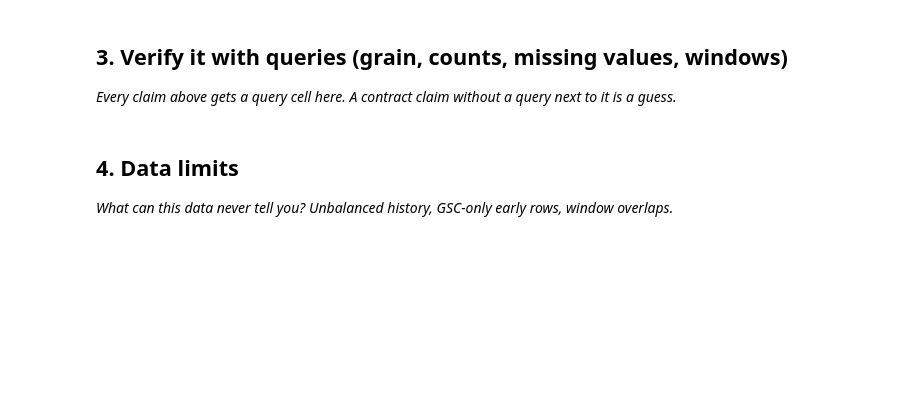
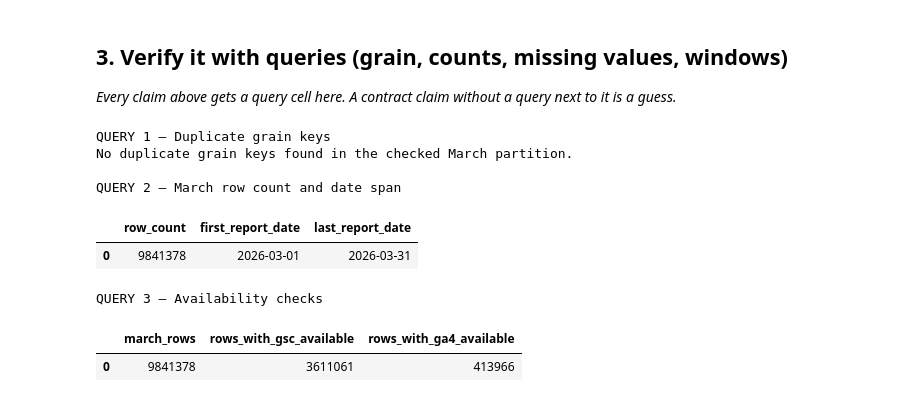
Before and after one commit to Microblast56/Flyrank_ml_Internship, a Jupyter notebook: work/notebooks/w03_data_contract.ipynb, the cells around one changed output. Cells and saved outputs as stored; diff of their text form; code cells hidden in the pictures; blank space fills up the shorter version.

```diff
--- a/work/notebooks/w03_data_contract.ipynb
+++ b/work/notebooks/w03_data_contract.ipynb
@@ -30,4 +155,0 @@ This skeleton is yours to fill. Work the sections **in order** — each one has
-# %% [markdown]
-## 4. Data limits
-
-*What can this data never tell you? Unbalanced history, GSC-only early rows, window overlaps.*
@@ -36,0 +156,68 @@ This skeleton is yours to fill. Work the sections **in order** — each one has
+# %%
+# Verification query 1: check the declared grain.
+# One row should represent client + content item + reporting date.
+
+grain_check = con.sql(f"""
+    SELECT
+        report_date,
+        client_hash_id,
+        content_hash_id,
+        COUNT(*) AS rows_at_same_grain
+    FROM {FACT_MARCH}
+    WHERE report_date >= DATE '2026-03-01'
+      AND report_date <  DATE '2026-04-01'
+    GROUP BY 1, 2, 3
+    HAVING COUNT(*) > 1
+    LIMIT 5
+""").df()
+
+print("QUERY 1 — Duplicate grain keys")
+if grain_check.empty:
+    print("No duplicate grain keys found in the checked March partition.")
+else:
+    display(grain_check)
+
+
+# Verification query 2: count rows and verify the date span.
+
+count_span = con.sql(f"""
+    SELECT
+        COUNT(*) AS row_count,
+        MIN(report_date) AS first_report_date,
+        MAX(report_date) AS last_report_date
+    FROM {FACT_MARCH}
+    WHERE report_date >= DATE '2026-03-01'
+      AND report_date <  DATE '2026-04-01'
+""").df()
+
+print("\nQUERY 2 — March row count and date span")
+display(count_span)
+
+
+# Query 3: verify GSC availability for the data used by our features.
+availability = con.sql(f"""
+    SELECT
+        COUNT(*) AS march_rows,
+        COUNT(*) FILTER (
+            WHERE gsc_data_available IS TRUE
+        ) AS rows_with_gsc_available,
+        COUNT(*) FILTER (
+            WHERE ga4_data_available IS TRUE
+        ) AS rows_with_ga4_available
+    FROM {FACT_MARCH}
+    WHERE report_date >= DATE '2026-03-01'
+      AND report_date < DATE '2026-04-01'
+""").df()
+
+print("QUERY 3 — Availability checks")
+display(availability)
+# %% [output]
+QUERY 1 — Duplicate grain keys
+No duplicate grain keys found in the checked March partition.
+
+QUERY 2 — March row count and date span
+|  | row_count | first_report_date | last_report_date |
+| 0 | 9841378 | 2026-03-01 | 2026-03-31 |
+QUERY 3 — Availability checks
+|  | march_rows | rows_with_gsc_available | rows_with_ga4_available |
+| 0 | 9841378 | 3611061 | 413966 |
```
Also changed, not shown: parts of 21 cells of this notebook.
